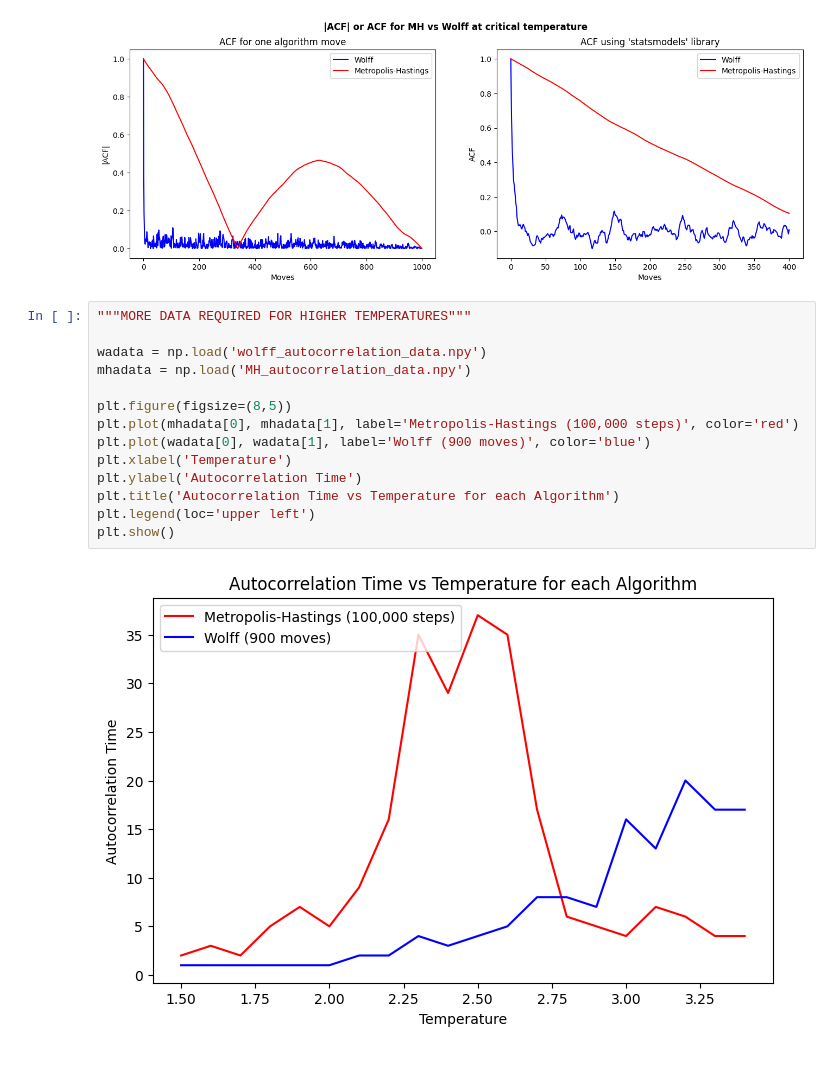
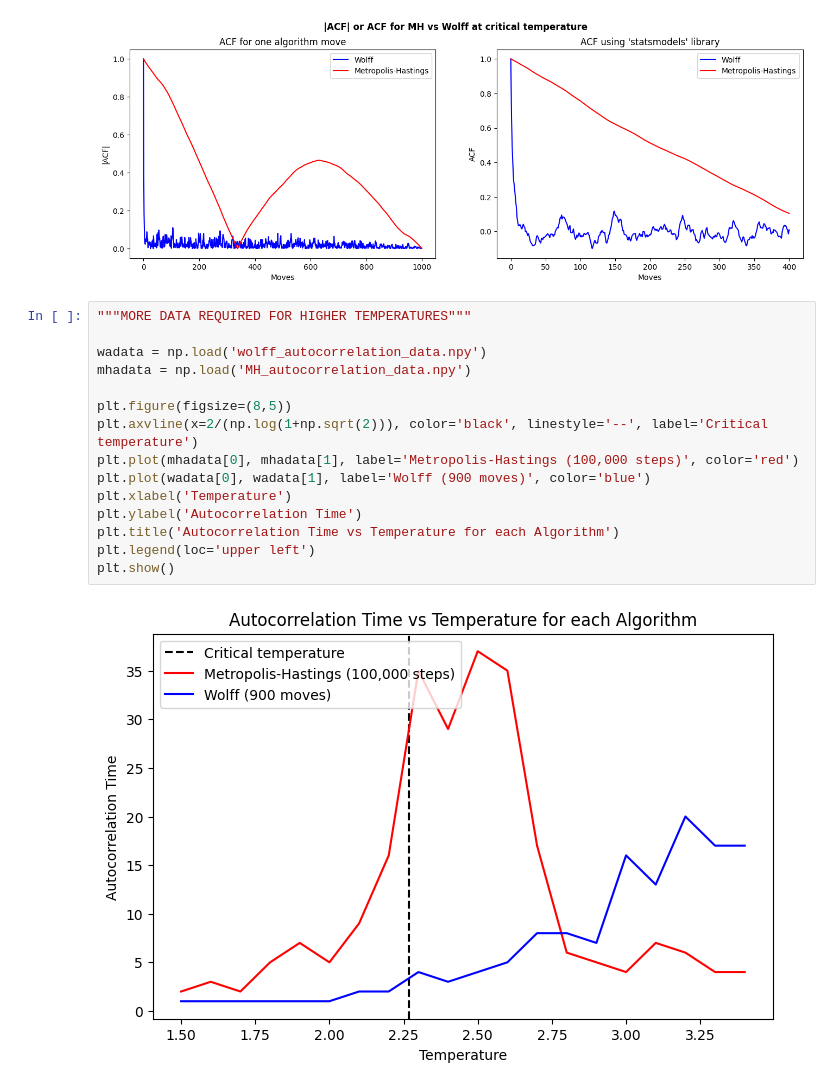
Before and after one commit to tdeng455/Part-II-Computational-Physics-Project, a Jupyter notebook: workbook.ipynb, the cells around one changed output. Cells and saved outputs as stored; diff of their text form.

```diff
--- a/workbook.ipynb
+++ b/workbook.ipynb
@@ -447,16 +450,17 @@ plt.show()
 # %%
 """MORE DATA REQUIRED FOR HIGHER TEMPERATURES"""
 
 wadata = np.load('wolff_autocorrelation_data.npy')
 mhadata = np.load('MH_autocorrelation_data.npy')
 
 plt.figure(figsize=(8,5))
+plt.axvline(x=2/(np.log(1+np.sqrt(2))), color='black', linestyle='--', label='Critical temperature')
 plt.plot(mhadata[0], mhadata[1], label='Metropolis-Hastings (100,000 steps)', color='red')
 plt.plot(wadata[0], wadata[1], label='Wolff (900 moves)', color='blue')
 plt.xlabel('Temperature')
 plt.ylabel('Autocorrelation Time')
 plt.title('Autocorrelation Time vs Temperature for each Algorithm')
 plt.legend(loc='upper left')
 plt.show()
 # %% [output]
-[figure, old version]
+[figure, new version]
```
Also changed, not shown: parts of 15 cells of this notebook, 21 other files.
